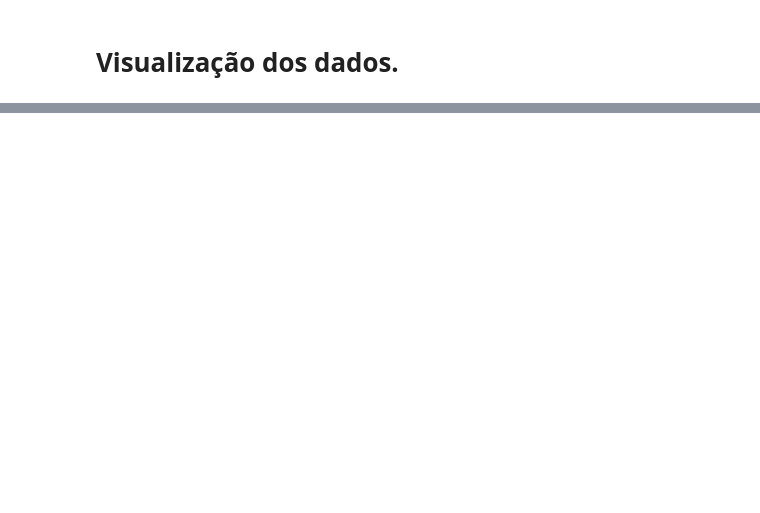
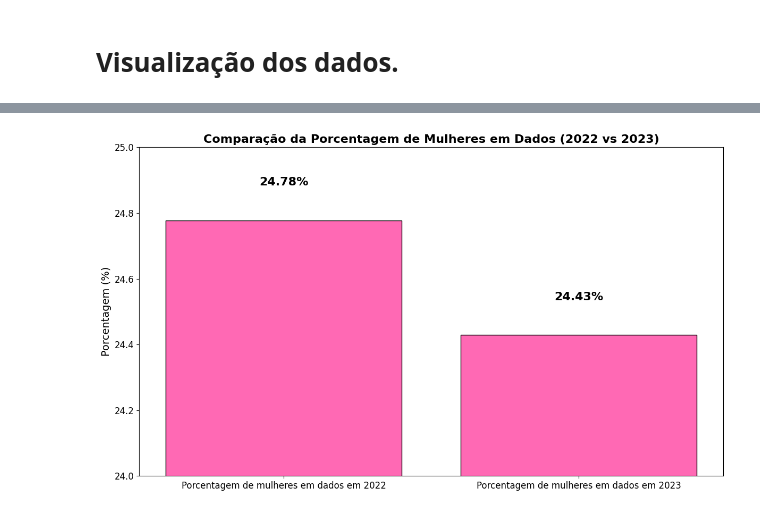
Before and after one commit to LaryssaCunha/analise-e-visualizacao-desigualdade-genero-em-dados, a Jupyter notebook: tratamento-dados.ipynb, the cells around one changed output, grey strips where cells are left out. Drawn from its saved outputs; the diff is of its cells as text; code cells hidden in the pictures; blank space fills up the shorter version.

```diff
--- a/tratamento-dados.ipynb
+++ b/tratamento-dados.ipynb
@@ -256,0 +352,4 @@ porcentagem_mulheres_2023
+# %%
+#Valor do total de mulheres de 2022 ( = 1056) em porcentagem em relação ao total
+porcentagem_mulheres_2022 = (quantidade_mulheres_2022 / df_std2022["genero"].count()) * 100
+porcentagem_mulheres_2022
@@ -256,0 +358,4 @@ porcentagem_mulheres_2023
+# %%
+#Valor total de mulheres de 2023 ( = 1293 ) em porcentagem em relação ao total
+porcentagem_mulheres_2023 = (quantidade_mulheres_2023 / df_std2023["genero"].count()) * 100
+porcentagem_mulheres_2023
@@ -272,0 +403,35 @@ plt.bar(["Porcentagem de mulheres em dados em 2022", "Porcentagem de mulheres em
+# %%
+#Dados
+categorias2 = ["Porcentagem de mulheres em dados em 2022", "Porcentagem de mulheres em dados em 2023"]
+valores2 = [porcentagem_mulheres_2022, porcentagem_mulheres_2023]
+
+#Criando o gráfico de barras
+plt.figure(figsize=(12, 7)) #Ajusta o tamanho da figura
+barras2 = plt.bar(categorias2, valores2, color="#FF69B4", edgecolor='black')
+
+#Ajustando o eixo Y para mostrar apenas entre 23% e 25%
+plt.ylim(24, 25)
+
+#Adicionado os rótulos acima das barras para destacar os valores
+for barra2 in barras2:
+    altura2 = barra2.get_height()
+    plt.text(
+        barra2.get_x() + barra2.get_width() / 2, altura2 + 0.1, #Posição acima da barra
+        f'{altura2:.2f}%', #Valor da barra com duas casas decimais
+        ha='center', va='bottom', fontsize=16, color='black', fontweight='bold'
+    )
+
+#Ajustando os rótulos e o título
+plt.title("Comparação da Porcentagem de Mulheres em Dados (2022 vs 2023)", fontsize=16, fontweight='bold')
+plt.ylabel("Porcentagem (%)", fontsize = 14)
+plt.xticks(fontsize=12)
+plt.yticks(fontsize=12)
+
+#Ajustar as margens
+plt.subplots_adjust(top=0.9, bottom=0.15)
+
+#Exibindo o gráfico
+plt.tight_layout()
+plt.show()
+# %% [output]
+[figure, added]
```
Also changed, not shown: parts of 32 cells of this notebook, 9 other files.
